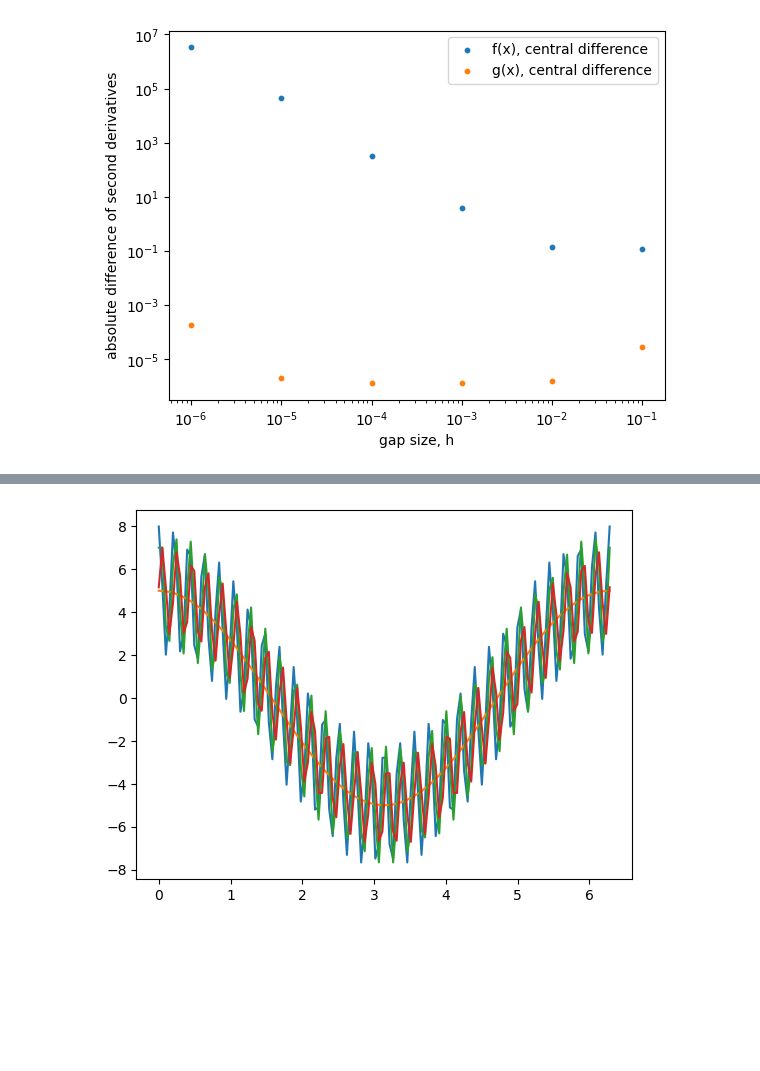
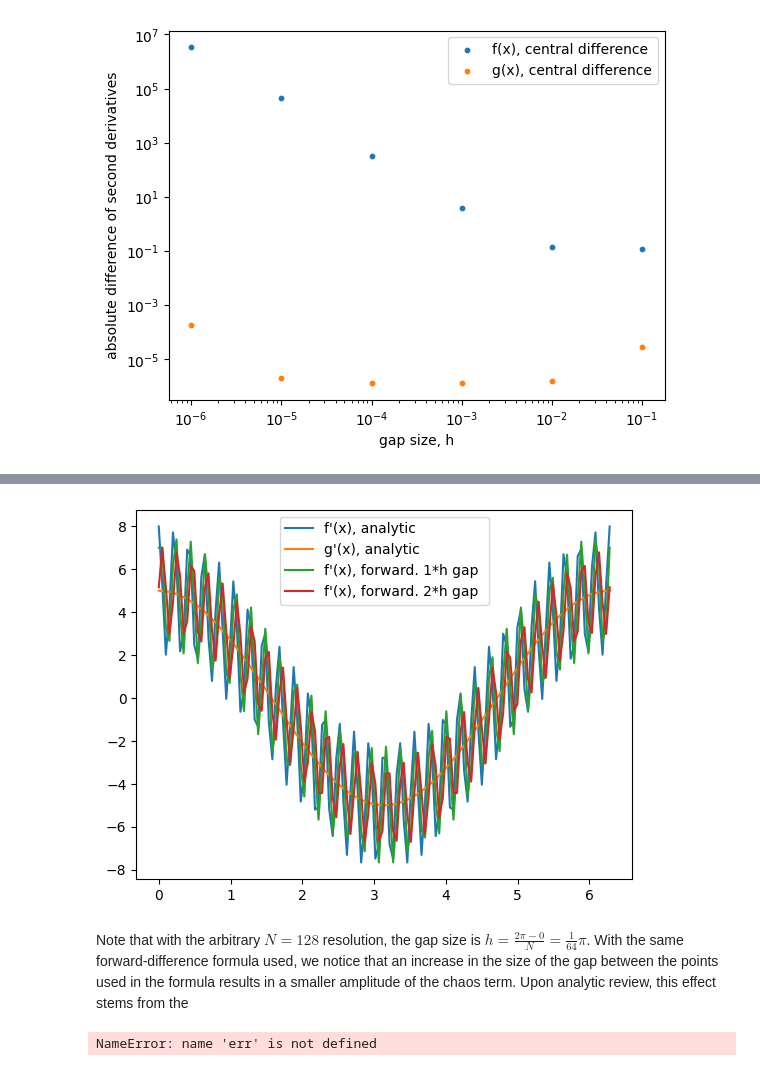
Before and after one commit to ebagoot/ap155_project_euler, a Jupyter notebook: week3.ipynb, the cells around one changed output, grey strips where cells are left out. Saved outputs shown, nothing was run; the diff lists cells and outputs as text; code cells hidden in the pictures; blank space fills up the shorter version.

```diff
--- a/week3.ipynb
+++ b/week3.ipynb
@@ -147,30 +158,49 @@ where we notice that the first derivative of $f(x)$ still has the noise factor.
 # %%
 def f_p(xVar = 0):
     return 5*np.cos(xVar) + 3*np.cos(30*xVar)
 def g_p(xVar = 0):
     return 5*np.cos(xVar)
 def forw_diff_1(fVar, xVar, hVar):
     return (fVar(xVar) - fVar(xVar-hVar)) / (hVar)
-def forw_diff_1_2gap(fVar, xVar, hVar):
-    return (fVar(xVar) - fVar(xVar-2*hVar)) / (2*hVar)
+def forw_diff_1_nGap(fVar, xVar, hVar, nGap):
+    return (fVar(xVar) - fVar(xVar-nGap*hVar)) / (nGap*hVar)
 
 ''' was trying to implement roll() below heheh
 def cent_diff_1_roll(fVar, index, xArr):
     x_roll = np.roll(xArr, index+2)
     return (fVar(xVar-2*hVar)) / 2*hVar
     pass
 '''
 n = 2
 fp_analytic = [f_p(i) for i in x]
 gp_analytic = [g_p(i) for i in x]
 fp_forward = [forw_diff_1(f, i, x[1]-x[0]) for i in x]
-fp_forward_2gap = [forw_diff_1(f, i, n*x[1]-x[0]) for i in x]
+fp_forward_2gap = [forw_diff_1_nGap(f, i, x[1]-x[0], n) for i in x]
 
-fig3, ax3 = plt.subplots()
-plt.plot(x, fp_analytic)# s=10, label='f\'(x) analytic')
-plt.plot(x, gp_analytic)# s=10, label='g\'(x) analytic')
-plt.plot(x, fp_forward) # s=10, label='f\'(x) forward')
-plt.plot(x, fp_forward_2gap)
+fig4, ax4 = plt.subplots()
+plt.plot(x, fp_analytic, label='f\'(x), analytic')
+plt.plot(x, gp_analytic, label='g\'(x), analytic')
+plt.plot(x, fp_forward, label='f\'(x), forward. 1*h gap ')
+plt.plot(x, fp_forward_2gap, label=f'f\'(x), forward. 2*h gap')
+ax4.legend()
 plt.show()
 # %% [output]
-[figure, old version]
+[figure, new version]
+# %% [markdown]
+Note that with the arbitrary $N=128$ resolution, the gap size is $h = \frac{2\pi-0}{N} = \frac{1}{64}\pi$. With the same forward-difference formula used, we notice that an increase in the size of the gap between the points used in the formula results in a smaller amplitude of the chaos term. Upon analytic review, this effect stems from the
+# %%
+while (err):
+    pass
+
+h = [(10**((i*-6)/N)) for i in range(-N, N+1)]
+fp_nGap_err = [(forw_diff_1_nGap(f, x_g, i, 1)-g_p(x_g)) for i in h]
+
+fig5, ax5 = plt.subplots()
+plt.scatter(h, fp_nGap_err, s=10)
+ax5.set_xscale('log')
+ax5.set_yscale('log')
+ax5.set_ylabel('absolute error')
+ax5.set_xlabel('gap size, h')
+plt.show()
+# %% [output]
+NameError: name 'err' is not defined
```
Also changed, not shown: parts of 6 cells of this notebook.
